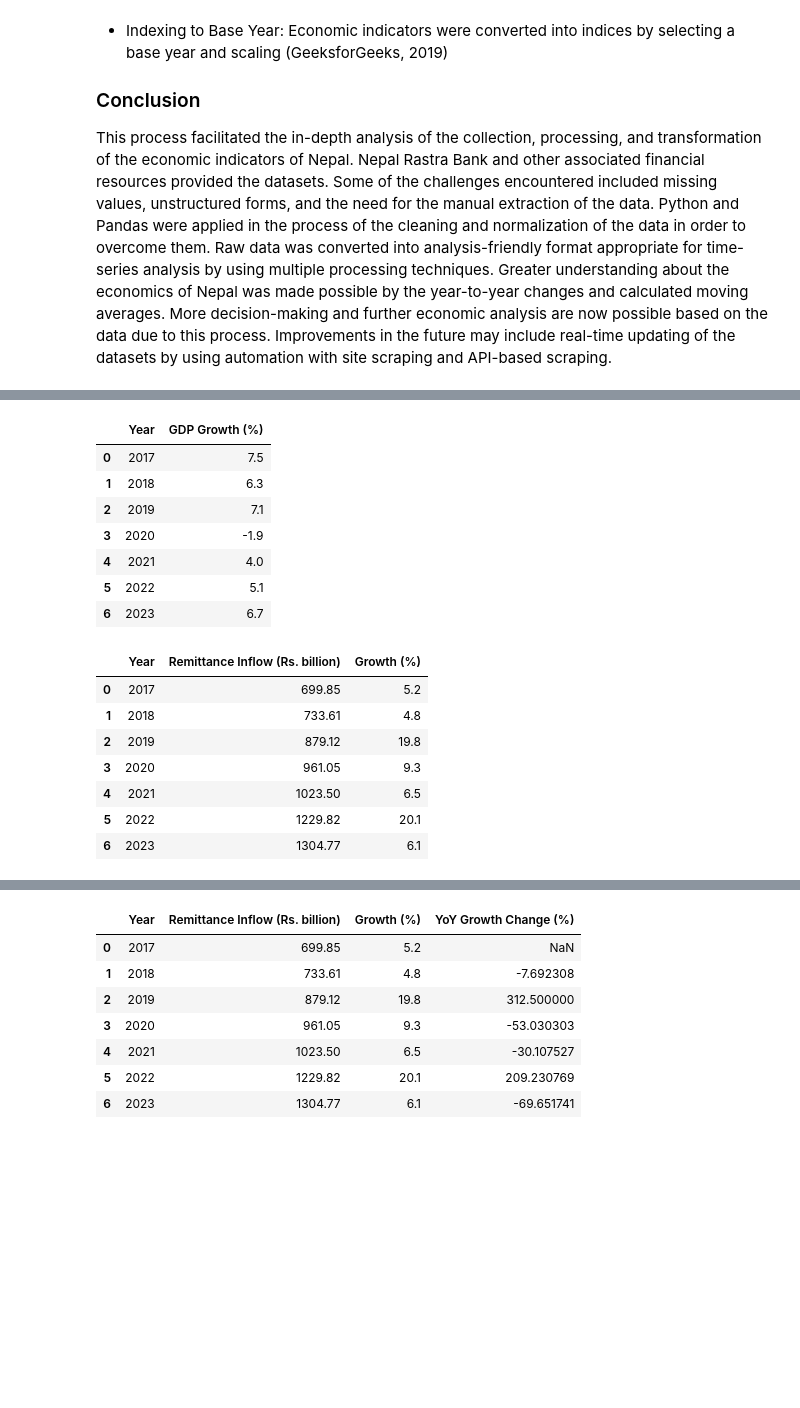
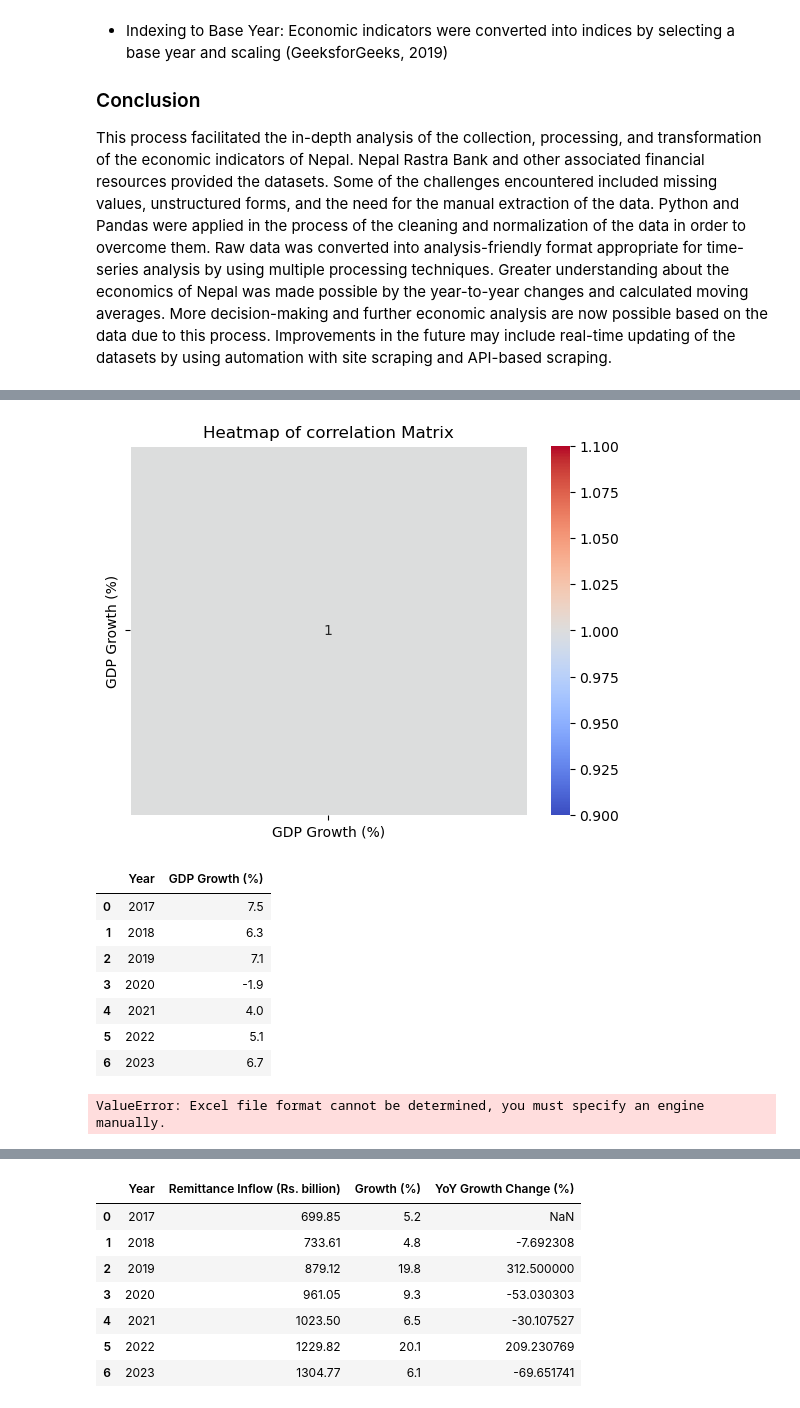
Before and after one commit to sandhyamainali/python, a Jupyter notebook: wk3_Assignment_final.ipynb, the cells around one changed output, grey strips where cells are left out. Saved outputs shown, nothing was run; the diff lists cells and outputs as text; code cells hidden in the pictures; blank space fills up the shorter version.

```diff
--- a/wk3_Assignment_final.ipynb
+++ b/wk3_Assignment_final.ipynb
@@ -103,16 +109,25 @@ display (Interest_Rate)
 # %%
 #Economic data
 import pandas as pd
 from IPython.display import display
+import seaborn as sns
 
 file_path = "GDP_Growth_Data.xlsx"
 
 economic_data = pd.read_excel(('data/GDP_Growth_Data.xlsx') , sheet_name="Sheet1")
 
 
 economic_data.to_csv("data/GDP_Growth_Data.csv", index=False)
+correlation_matrix= economic_data.drop(columns=['Year'],inplace=False).corr()
+#cmap:color
+#annot= annot dekhauney ki na dekhauney
+#afai ley afai ko relation vayo vani..color warm hunxa
+sns.heatmap(correlation_matrix,annot=True,cmap='coolwarm',linewidths=0.5)
+plt.title('Heatmap of correlation Matrix')
+plt.show()
 display (economic_data)
 # %% [output]
+[figure, added]
 |  | Year | GDP Growth (%) |
 | 0 | 2017 | 7.5 |
 | 1 | 2018 | 6.3 |
@@ -125,21 +140,33 @@ display (economic_data)
 # Remitance data
 import pandas as pd
 from IPython.display import display
+import matplotlib.pyplot as plt
 
 file_path = "Remittance_Data.xlsx"
 remitance_data = pd.read_excel(('data/Remittance_Data.xlsx') , sheet_name="Sheet1")
+data = {
+    "Year": [2017, 2018, 2019, 2020, 2021, 2022, 2023],
+    "Growth (%)": [5.2, 4.8, 19.8, 9.3, 6.5, 20.1, 6.1]
+}
+df = pd.DataFrame(data)
+plt.figure(figsize=(15,10))
+plt.plot(df["Year"], df["Growth (%)"], marker='o', linestyle='-')
+
+
+remitance_data.to_csv("data/Remittance_Data.xlsx", index=False)
+
+
+display (remitance_data)
+plt.xlabel("Year")
+plt.ylabel("Growth (%)")
+plt.title("CPI Inflation Trend Over Time")
+plt.grid(True)
+plt.show()
 
 remitance_data.to_csv("data/Remittance_Data.csv", index=False)
 display (remitance_data)
 # %% [output]
-|  | Year | Remittance Inflow (Rs. billion) | Growth (%) |
-| 0 | 2017 | 699.85 | 5.2 |
-| 1 | 2018 | 733.61 | 4.8 |
-| 2 | 2019 | 879.12 | 19.8 |
-| 3 | 2020 | 961.05 | 9.3 |
-| 4 | 2021 | 1023.50 | 6.5 |
-| 5 | 2022 | 1229.82 | 20.1 |
-| 6 | 2023 | 1304.77 | 6.1 |
+ValueError: Excel file format cannot be determined, you must specify an engine manually.
 # %%
 #Trade Data
 import pandas as pd
```
Also changed, not shown: parts of 4 cells of this notebook, 6 other files.
